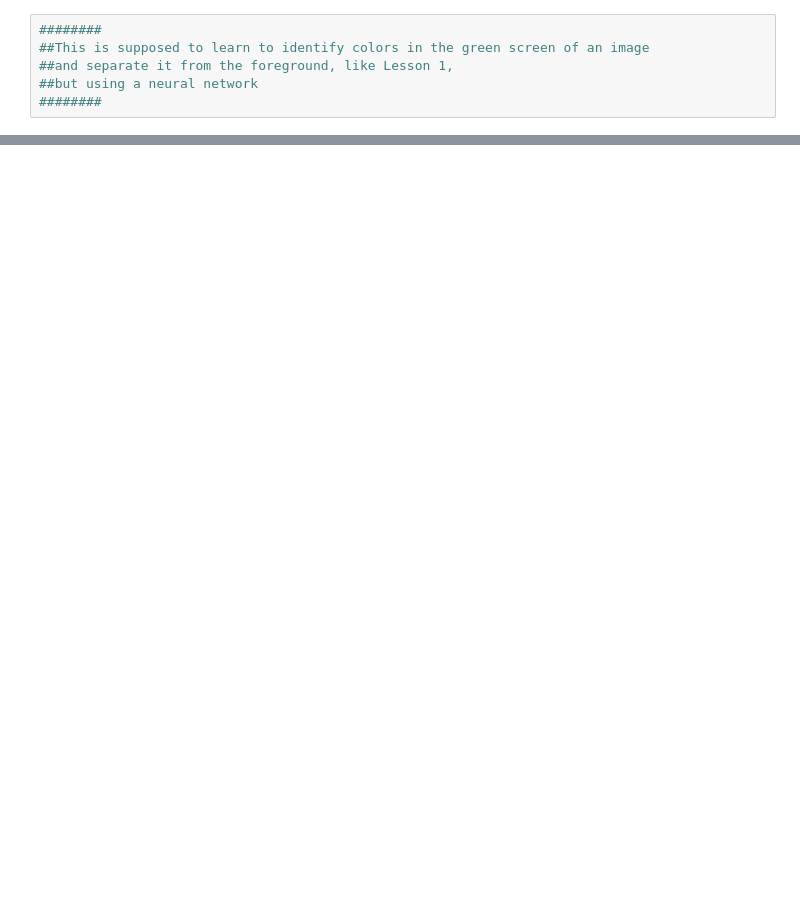
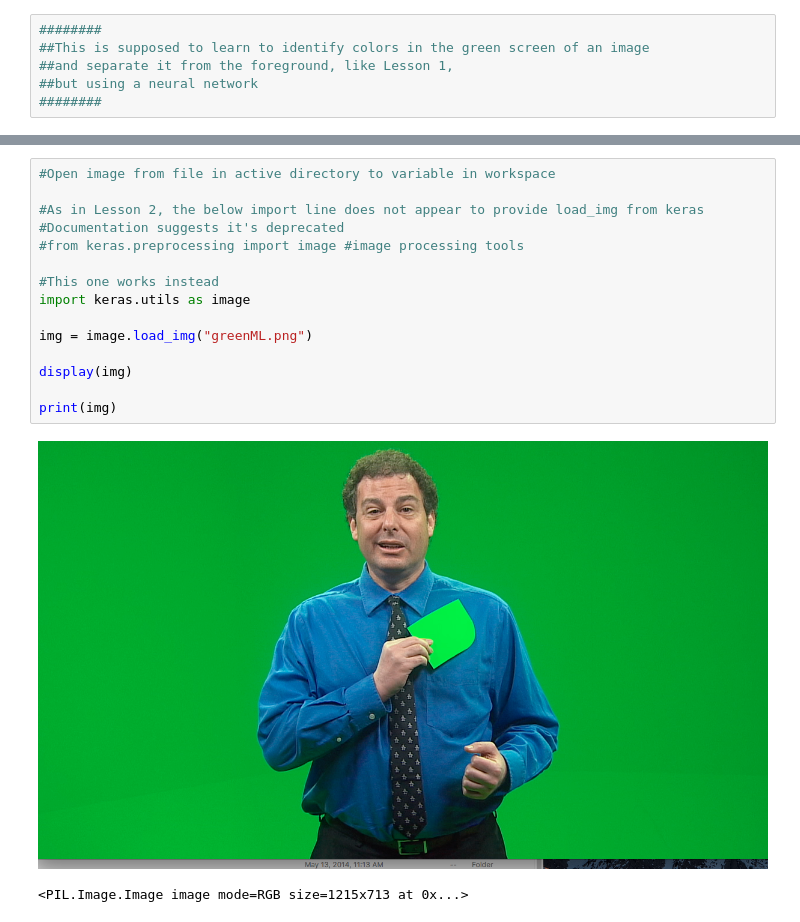
Before and after one commit to nicholasfurl/Great-Courses, a Jupyter notebook: Lesson05_neuralNetworkFromScratch.ipynb, the cells around one changed output, grey strips where cells are left out. Cells and saved outputs as stored; diff of their text form; blank space fills up the shorter version.

```diff
--- a/Lesson05_neuralNetworkFromScratch.ipynb
+++ b/Lesson05_neuralNetworkFromScratch.ipynb
@@ -35,0 +36,18 @@ CONTENTS OF ACTIVE DIRECTORY:  ['greenML.png    greenML.png.2  greenML.png.4  sa
+# %%
+#Open image from file in active directory to variable in workspace
+
+#As in Lesson 2, the below import line does not appear to provide load_img from keras
+#Documentation suggests it's deprecated
+#from keras.preprocessing import image #image processing tools
+
+#This one works instead
+import keras.utils as image
+
+img = image.load_img("greenML.png")
+
+display(img)
+
+print(img)
+# %% [output]
+[figure, added]
+<PIL.Image.Image image mode=RGB size=1215x713 at 0x...>
```
Also changed, not shown: parts of 8 cells of this notebook.
